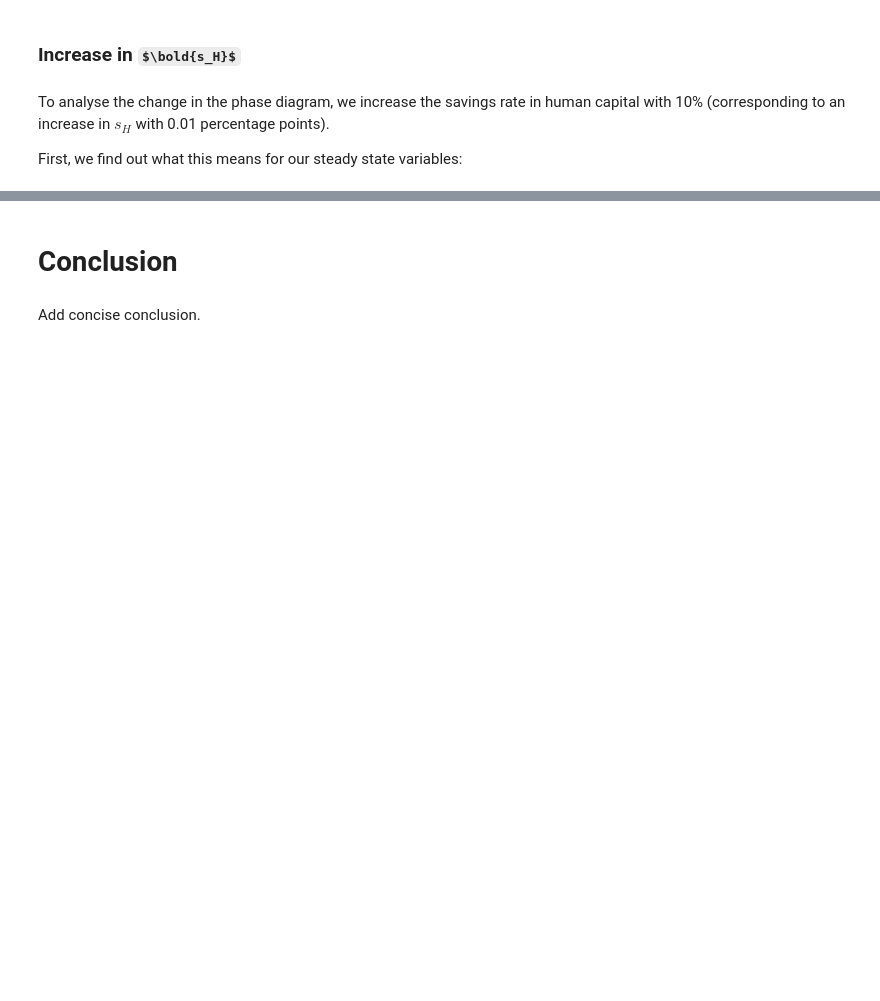
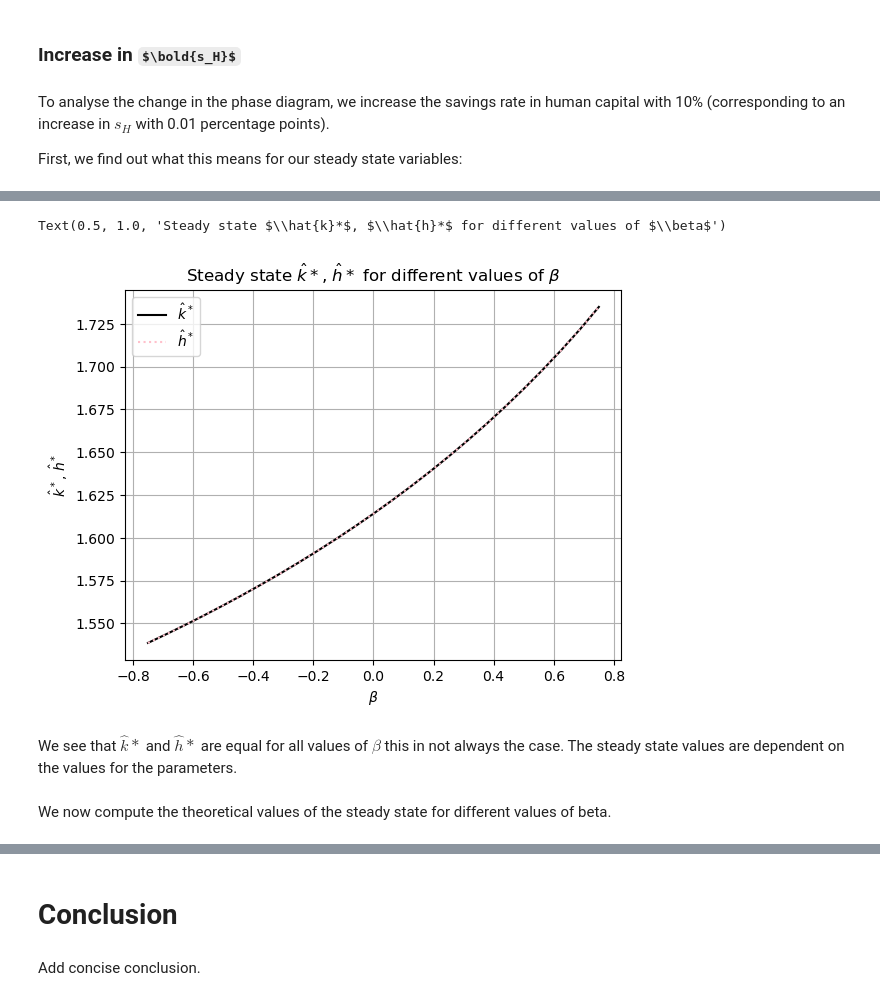
Before and after one commit to NumEconCopenhagen/projects-2023-helene-and-cecilie-class-3, a Jupyter notebook: modelproject/modelproject.ipynb, the cells around one changed output, grey strips where cells are left out. Cells and saved outputs as stored; diff of their text form; code cells hidden in the pictures; some formulas as TeX source; blank space fills up the shorter version.

```diff
--- a/modelproject/modelproject.ipynb
+++ b/modelproject/modelproject.ipynb
@@ -476,0 +537,16 @@ We solve this
+# %%
+# plot steady state values for k and h for different values of beta
+plt.plot(betas, ss_k_CES, color='black', label=r'$\hat{k}^*$')
+plt.plot(betas, ss_h_CES, color='pink', linestyle='dotted', label=r'$\hat{h}^*$')
+plt.xlabel(r'$\beta$')
+plt.ylabel(r'$\hat{k}^*$, $\hat{h}^*$')
+plt.grid(True)
+plt.legend()
+plt.title(r'Steady state $\hat{k}*$, $\hat{h}*$ for different values of $\beta$')
+# %% [output]
+Text(0.5, 1.0, 'Steady state $\\hat{k}*$, $\\hat{h}*$ for different values of $\\beta$')
+[figure, added]
+# %% [markdown]
+We see that $\hat{k}*$ and $\hat{h}*$ are equal for all values of $\beta$ this in not always the case. The steady state values are dependent on the values for the parameters.
+# %% [markdown]
+We now compute the theoretical values of the steady state for different values of beta.
```
Also changed, not shown: parts of 26 cells of this notebook.
